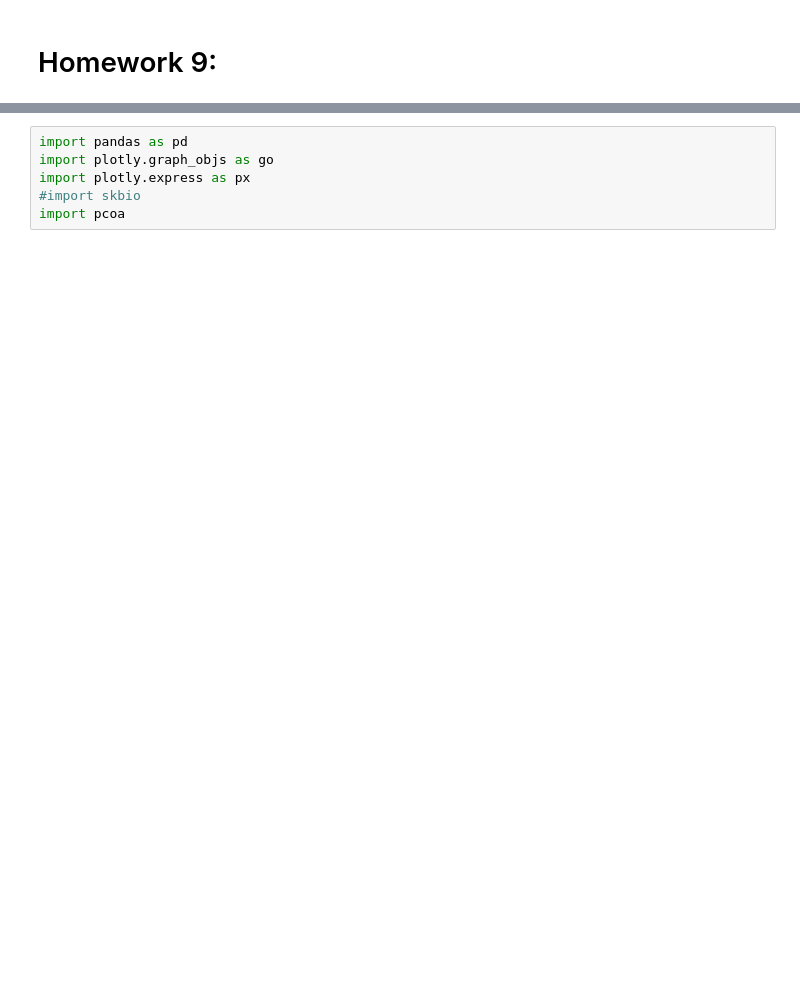
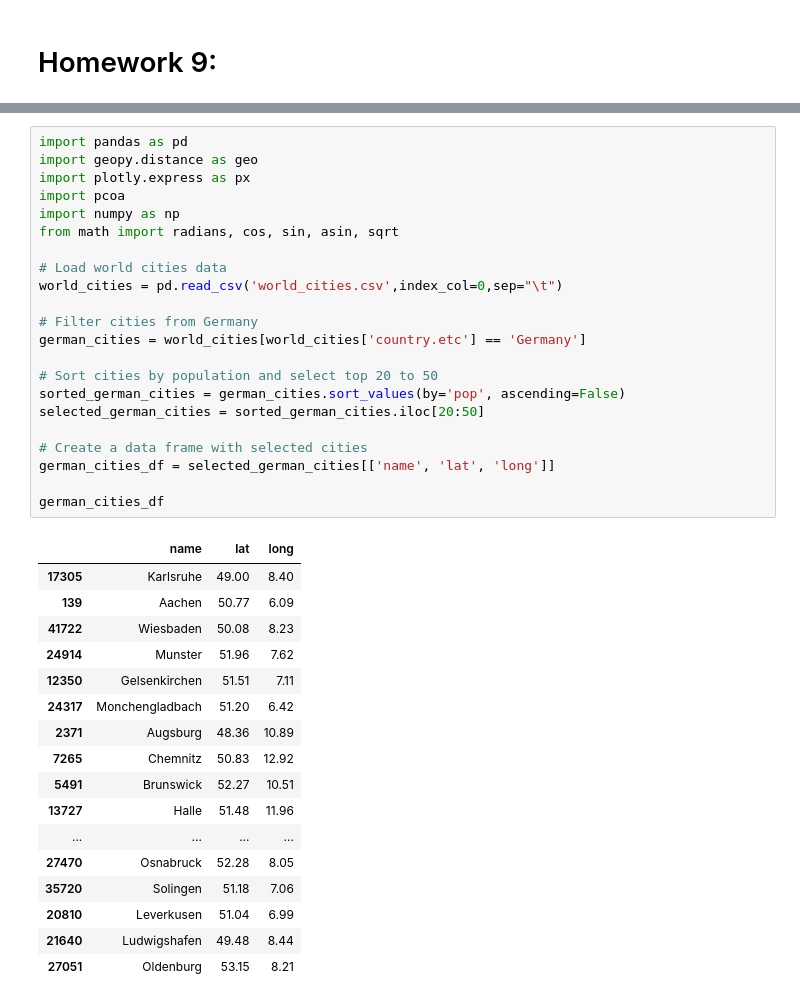
Before and after one commit to camiscoding2670/Cami_Zheng_BIO174HW, a Jupyter notebook: Homework_09/Homework9.ipynb, the cells around one changed output, grey strips where cells are left out. Drawn from its saved outputs; the diff is of its cells as text; blank space fills up the shorter version.

```diff
--- a/Homework_09/Homework9.ipynb
+++ b/Homework_09/Homework9.ipynb
@@ -28,7 +28,41 @@ You will also need the `world_cities.csv` file to get the city names and coordin
 10. That's it!
-# %%
-import pandas as pd
-import plotly.graph_objs as go
-import plotly.express as px
-#import skbio
-import pcoa
+# %%
+import pandas as pd
+import geopy.distance as geo
+import plotly.express as px
+import pcoa
+import numpy as np
+from math import radians, cos, sin, asin, sqrt
+
+# Load world cities data
+world_cities = pd.read_csv('world_cities.csv',index_col=0,sep="\t")
+
+# Filter cities from Germany
+german_cities = world_cities[world_cities['country.etc'] == 'Germany']
+
+# Sort cities by population and select top 20 to 50
+sorted_german_cities = german_cities.sort_values(by='pop', ascending=False)
+selected_german_cities = sorted_german_cities.iloc[20:50]
+
+# Create a data frame with selected cities
+german_cities_df = selected_german_cities[['name', 'lat', 'long']]
+
+german_cities_df
+# %% [output]
+|  | name | lat | long |
+| 17305 | Karlsruhe | 49.00 | 8.40 |
+| 139 | Aachen | 50.77 | 6.09 |
+| 41722 | Wiesbaden | 50.08 | 8.23 |
+| 24914 | Munster | 51.96 | 7.62 |
+| 12350 | Gelsenkirchen | 51.51 | 7.11 |
+| 24317 | Monchengladbach | 51.20 | 6.42 |
+| 2371 | Augsburg | 48.36 | 10.89 |
+| 7265 | Chemnitz | 50.83 | 12.92 |
+| 5491 | Brunswick | 52.27 | 10.51 |
+| 13727 | Halle | 51.48 | 11.96 |
+| ... | ... | ... | ... |
+| 27470 | Osnabruck | 52.28 | 8.05 |
+| 35720 | Solingen | 51.18 | 7.06 |
+| 20810 | Leverkusen | 51.04 | 6.99 |
+| 21640 | Ludwigshafen | 49.48 | 8.44 |
+| 27051 | Oldenburg | 53.15 | 8.21 |
```
Also changed, not shown: parts of 3 cells of this notebook.
